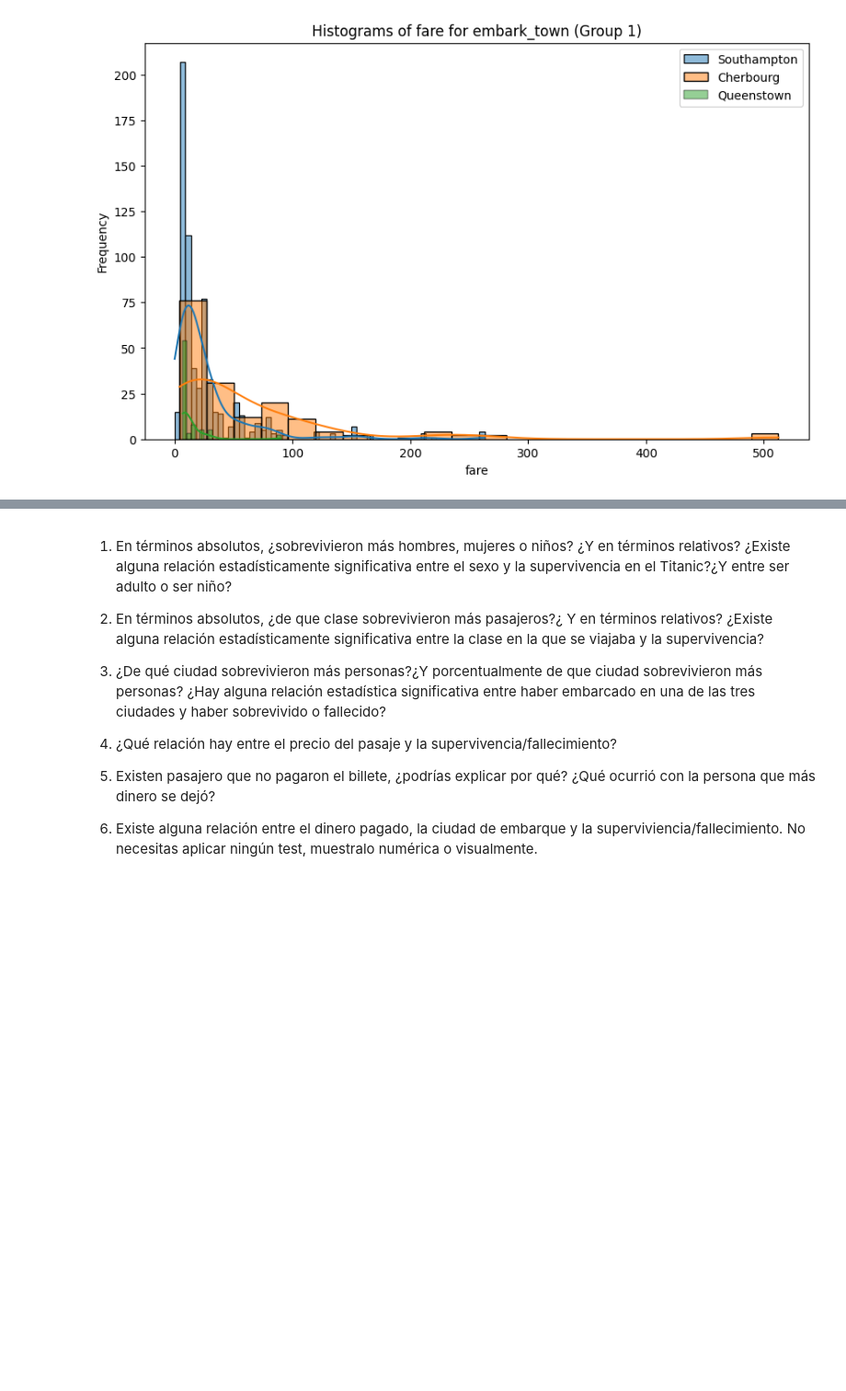
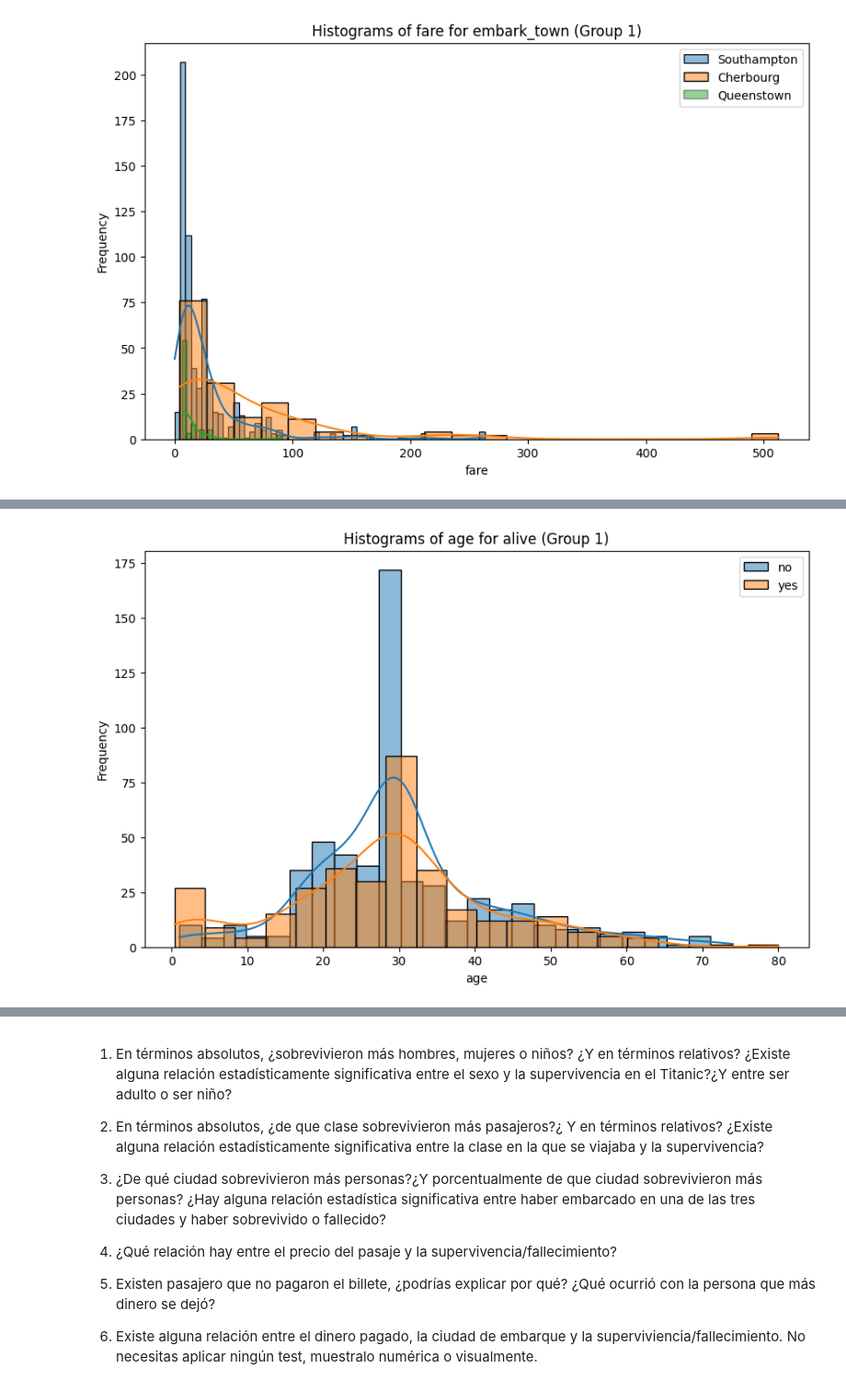
Before and after one commit to MartinAmez/ONLINE_DS_THEBRIDGE_MARTIN, a Jupyter notebook: Sprint 7 Analisis/Practica_Obligatoria/18_Practica_Obligatoria_Multivariante.ipynb, the cells around one changed output, grey strips where cells are left out. Shown at 92% size. Drawn from its saved outputs; the diff is of its cells as text; code cells hidden in the pictures; blank space fills up the shorter version.

```diff
--- a/Sprint 7 Analisis/Practica_Obligatoria/18_Practica_Obligatoria_Multivariante.ipynb
+++ b/Sprint 7 Analisis/Practica_Obligatoria/18_Practica_Obligatoria_Multivariante.ipynb
@@ -350,0 +401,4 @@ plot_grouped_histograms(df,"embark_town","fare", group_size=5)
+# %%
+plot_grouped_histograms(df,"alive","age", group_size=5)
+# %% [output]
+[figure, added]
```
Also changed, not shown: parts of 39 cells of this notebook.
